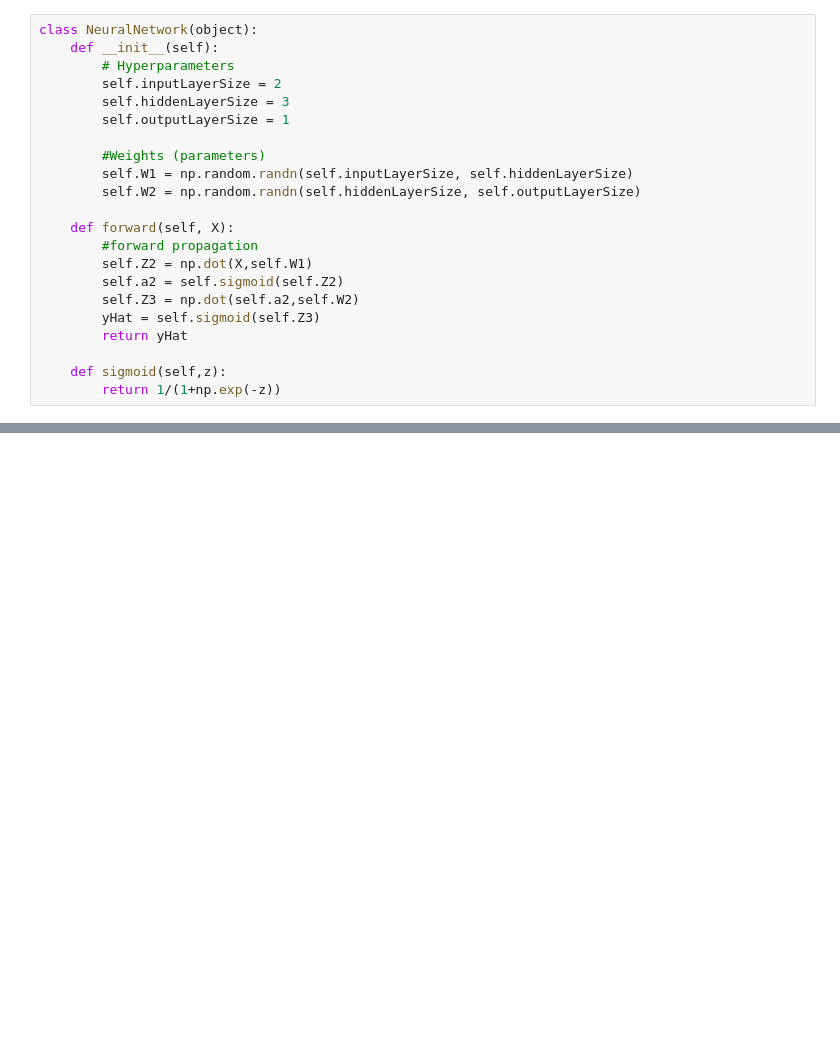
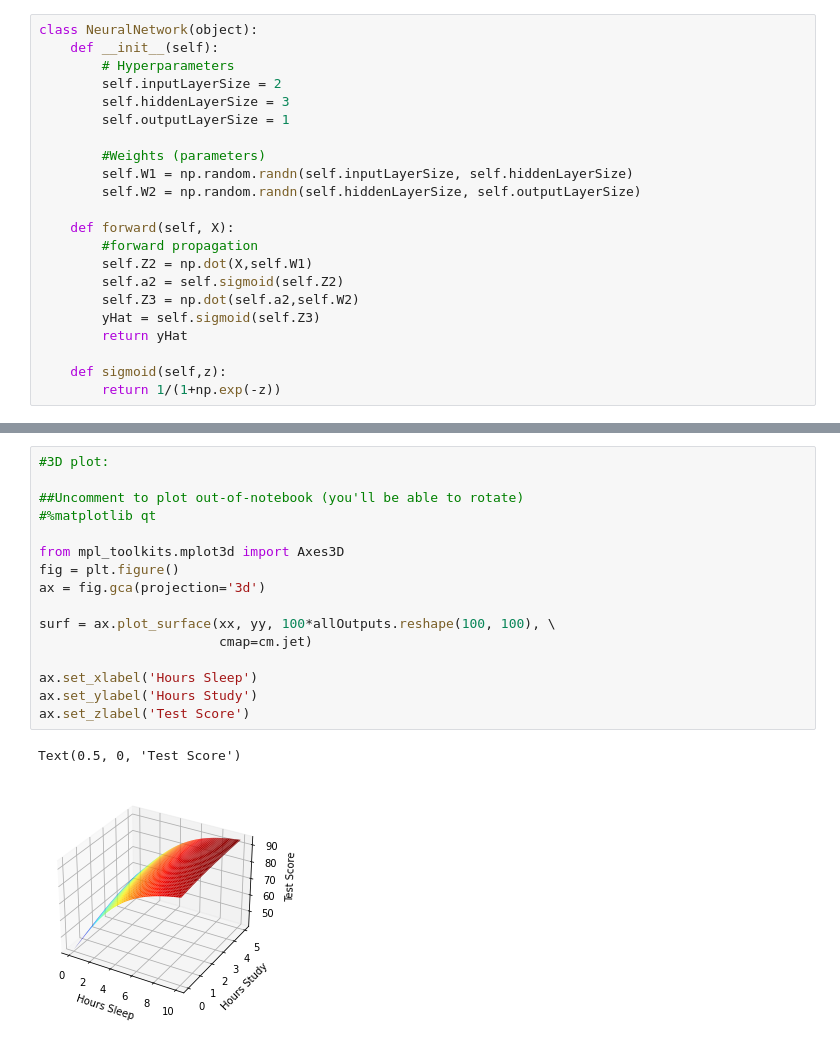
Before and after one commit to mangesh-more/NeuralNetworks, a Jupyter notebook: NeuralNetwork.ipynb, the cells around one changed output, grey strips where cells are left out. Saved outputs shown, nothing was run; the diff lists cells and outputs as text; blank space fills up the shorter version.

```diff
--- a/NeuralNetwork.ipynb
+++ b/NeuralNetwork.ipynb
@@ -93,0 +352,19 @@ endTime = time.process_time()
+# %%
+#3D plot:
+
+##Uncomment to plot out-of-notebook (you'll be able to rotate)
+#%matplotlib qt
+
+from mpl_toolkits.mplot3d import Axes3D
+fig = plt.figure()
+ax = fig.gca(projection='3d')
+
+surf = ax.plot_surface(xx, yy, 100*allOutputs.reshape(100, 100), \
+                       cmap=cm.jet)
+
+ax.set_xlabel('Hours Sleep')
+ax.set_ylabel('Hours Study')
+ax.set_zlabel('Test Score')
+# %% [output]
+Text(0.5, 0, 'Test Score')
+[figure, added]
```
Also changed, not shown: parts of 26 cells of this notebook, 2 other files.
